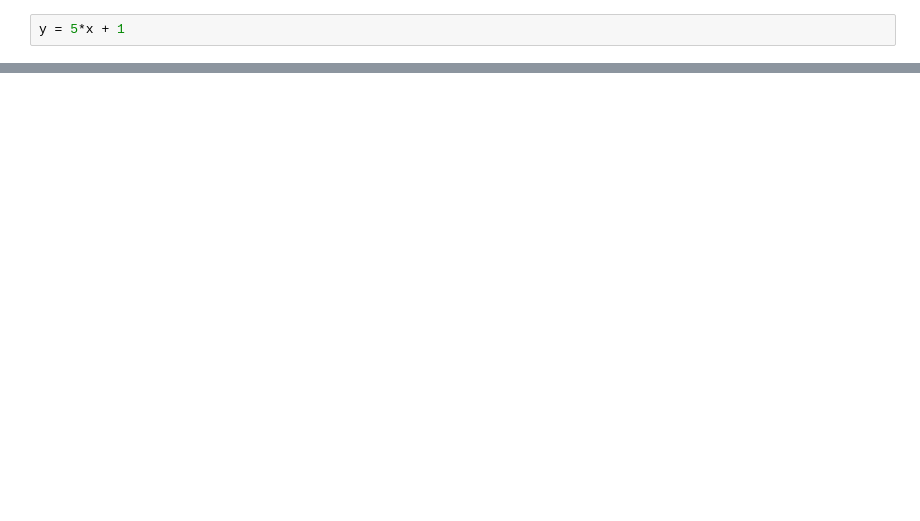
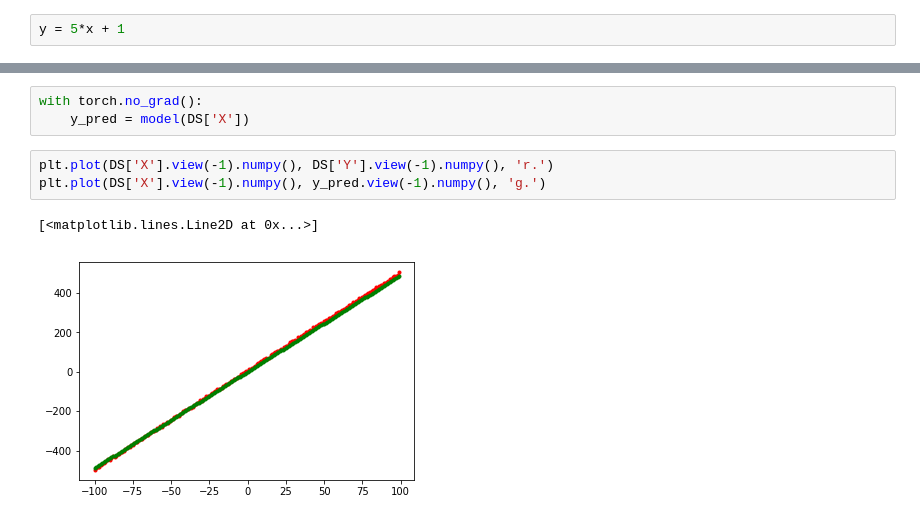
Before and after one commit to liiniix/NN_by_hand, a Jupyter notebook: basic_regression.ipynb, the cells around one changed output, grey strips where cells are left out. Drawn from its saved outputs; the diff is of its cells as text; blank space fills up the shorter version.

```diff
--- a/basic_regression.ipynb
+++ b/basic_regression.ipynb
@@ -69,0 +129,9 @@ plt.plot(x.view(-1).numpy(), y.view(-1).numpy(), 'o')
+# %%
+with torch.no_grad():
+    y_pred = model(DS['X'])
+# %%
+plt.plot(DS['X'].view(-1).numpy(), DS['Y'].view(-1).numpy(), 'r.')
+plt.plot(DS['X'].view(-1).numpy(), y_pred.view(-1).numpy(), 'g.')
+# %% [output]
+[<matplotlib.lines.Line2D at 0x...>]
+[figure, added]
```
Also changed, not shown: parts of 31 cells of this notebook.
